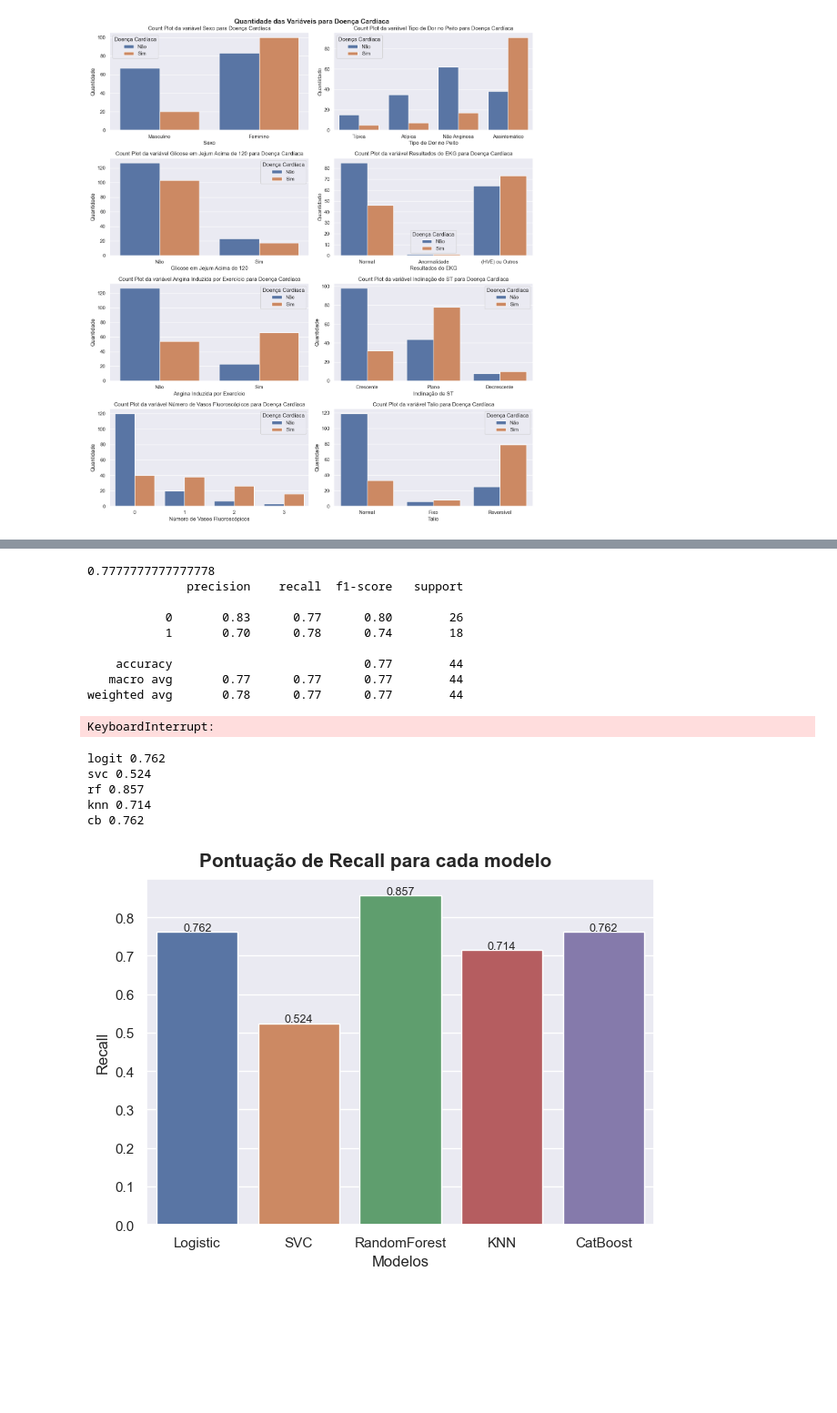
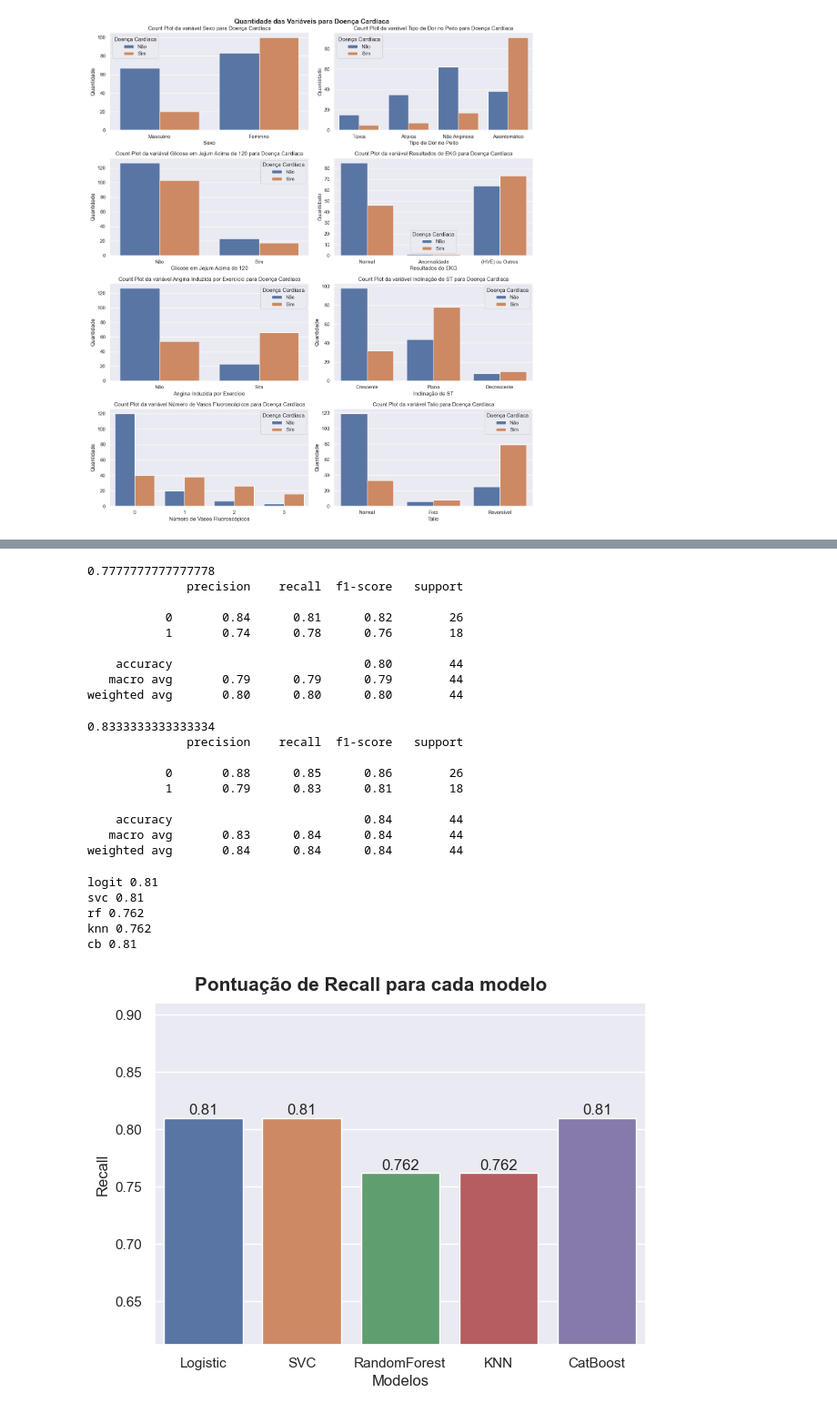
Before and after one commit to LucasMeller13/ml_abp, a Jupyter notebook: tests.ipynb, the cells around one changed output, grey strips where cells are left out. Shown at 91% size. Saved outputs shown, nothing was run; the diff lists cells and outputs as text; code cells hidden in the pictures; blank space fills up the shorter version.

```diff
--- a/tests.ipynb
+++ b/tests.ipynb
@@ -363,7 +316,7 @@ def fitRandomizedGrid(pipe,paramns,x,y):
     grid.fit(x,y)
     return grid.best_estimator_
 # %%
-pipeline = Pipeline([('poly', PolynomialFeatures(3)),
+pipeline = Pipeline([#('poly', PolynomialFeatures(3)),
                     #  ('pca', PCA(n_components=30)),
                      ('scaler', StandardScaler()),
                      ('logit', LogisticRegression())])
@@ -372,7 +325,7 @@ logit_params = {'logit__C':np.linspace(0.1,2,10)}
 
 logit = fitRandomizedGrid(pipeline,logit_params,xtrain,ytrain)
 y_pred = logit.predict(xtest)
-recall_value = recall_score(ytest,y_pred)
+recall_value = round(recall_score(ytest,y_pred),4)
 models['logit'] = logit
 print(recall_value)
 print(classification_report(ytest,y_pred))
@@ -389,5 +342,5 @@ weighted avg       0.72      0.70      0.71        44
 # %%
-pipeline = Pipeline([('poly', PolynomialFeatures(3)),
+pipeline = Pipeline([#('poly', PolynomialFeatures(3)),
                     #  ('pca', PCA(n_components=30)),
                      ('scaler', StandardScaler()),
                      ('svc', SVC())])
@@ -460,5 +470,5 @@ plt.show()
 # %%
-pipeline = Pipeline([('poly', PolynomialFeatures(3)),
+pipeline = Pipeline([#('poly', PolynomialFeatures(3)),
                     #  ('pca', PCA(n_components=30)),
                      ('scaler', StandardScaler()),
                      ('knn', KNeighborsClassifier())])
@@ -476,14 +486,14 @@ print(classification_report(ytest,y_pred))
 0.7777777777777778
               precision    recall  f1-score   support
 
-           0       0.83      0.77      0.80        26
-           1       0.70      0.78      0.74        18
+           0       0.84      0.81      0.82        26
+           1       0.74      0.78      0.76        18
 
-    accuracy                           0.77        44
-   macro avg       0.77      0.77      0.77        44
-weighted avg       0.78      0.77      0.77        44
+    accuracy                           0.80        44
+   macro avg       0.79      0.79      0.79        44
+weighted avg       0.80      0.80      0.80        44
 # %%
-pipeline = Pipeline([('poly', PolynomialFeatures(3)),
+pipeline = Pipeline([#('poly', PolynomialFeatures(3)),
                     #  ('pca', PCA(n_components=30)),
                      ('scaler', StandardScaler()),
                      ('cb', CatBoostClassifier(random_state=42, verbose=0))])
@@ -497,7 +507,15 @@ models['cb'] = cb
 print(recall_value)
 print(classification_report(ytest,y_pred))
 # %% [output]
-KeyboardInterrupt:
+0.8333333333333334
+              precision    recall  f1-score   support
+
+           0       0.88      0.85      0.86        26
+           1       0.79      0.83      0.81        18
+
+    accuracy                           0.84        44
+   macro avg       0.83      0.84      0.84        44
+weighted avg       0.84      0.84      0.84        44
 # %%
 # Com PCA
 # for model in models.keys():
@@ -510,30 +528,32 @@ KeyboardInterrupt:
 # %%
 # Sem PCA
 temp = []
+# xval.columns = columns_translated_without_heart
 for model in models.keys():
     t = round(recall_score(yval,models[model].predict(xval)),3)
     temp.append(t)
     print(model,t)
 # %% [output]
-logit 0.762
-svc 0.524
-rf 0.857
-knn 0.714
-cb 0.762
+logit 0.81
+svc 0.81
+rf 0.762
+knn 0.762
+cb 0.81
 # %%
-ax = sns.barplot(x=['Logistic','SVC','RandomForest','KNN','CatBoost'],y=temp, hue=['orange','green','red','yellow','blue'])
+soft_colors = ['#4C72B0', '#DD8452', '#55A868', '#C44E52', '#8172B2']
+ax = sns.barplot(x=['Logistic', 'SVC', 'RandomForest', 'KNN', 'CatBoost'], y=temp, palette=soft_colors)
 plt.legend([], [], frameon=False)
 
 for i, v in enumerate(temp):
     ax.text(i, v + 0.003, str(v), ha='center')
 
 plt.xlabel("Modelos")
 plt.ylabel("Recall")
 plt.suptitle('Pontuação de Recall para cada modelo', fontsize=15, fontweight='bold')
-
+plt.ylim(min(temp)-0.15,float(np.where(max(temp)+0.1 > 1,1,max(temp)+0.1)))
 plt.tight_layout()
 plt.subplots_adjust(top=.92)
-# plt.savefig("recall_score.png",dpi=300)
+# plt.savefig("recall_score_just_scaler.png",dpi=300)
 plt.show()
 # %% [output]
-[figure, old version]
+[figure, new version]
```
Also changed, not shown: parts of 12 cells of this notebook, 15 other files.
